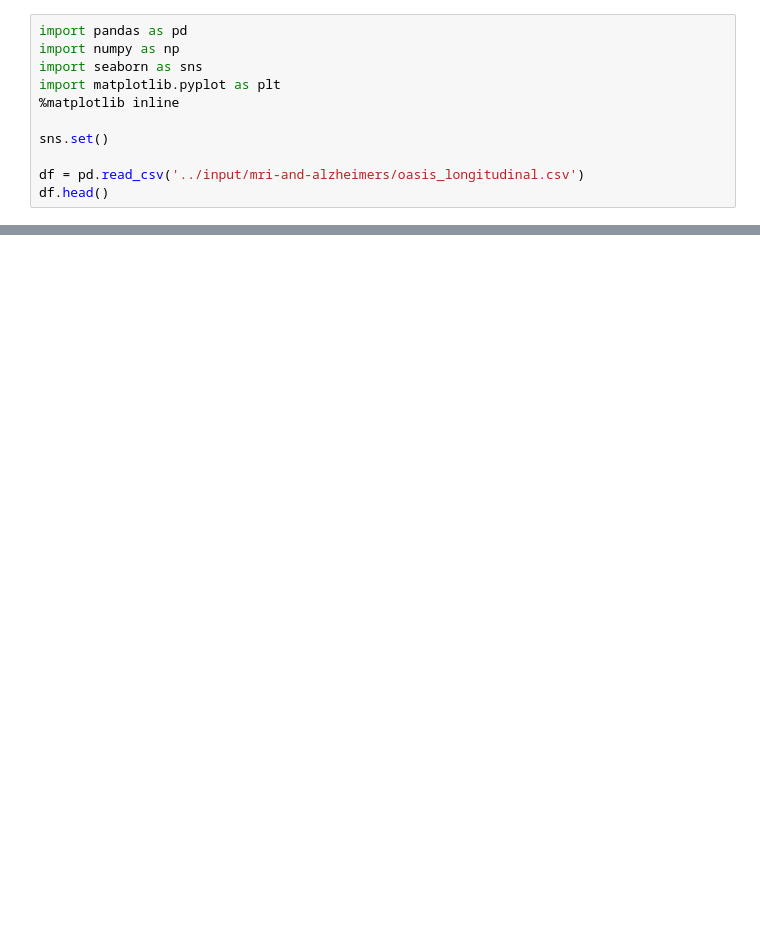
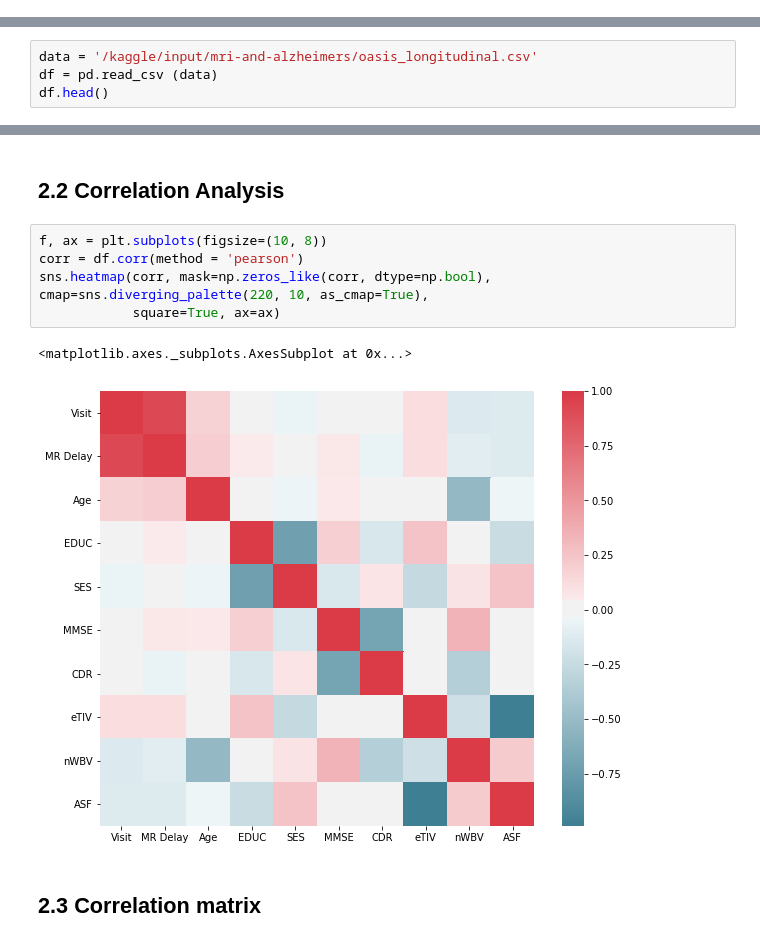
Before and after one commit to ShaileshDhama/Alzheimer-Detection-and-Classification, a Jupyter notebook: alzheimer-detection-and-classification.ipynb, the cells around one changed output, grey strips where cells are left out. Drawn from its saved outputs; the diff is of its cells as text; blank space fills up the shorter version.

```diff
--- a/alzheimer-detection-and-classification.ipynb
+++ b/alzheimer-detection-and-classification.ipynb
@@ -3,11 +0,0 @@
-# %%
-import pandas as pd
-import numpy as np
-import seaborn as sns
-import matplotlib.pyplot as plt
-%matplotlib inline
-
-sns.set()
-
-df = pd.read_csv('../input/mri-and-alzheimers/oasis_longitudinal.csv')
-df.head()
@@ -607,0 +126,4 @@ result[['Model', 'Accuracy', 'Recall', 'AUC']]
+# %%
+data = '/kaggle/input/mri-and-alzheimers/oasis_longitudinal.csv'
+df = pd.read_csv (data)
+df.head()
@@ -607,0 +156,14 @@ result[['Model', 'Accuracy', 'Recall', 'AUC']]
+# %% [markdown]
+<a id="ch4"></a>
+## 2.2 Correlation Analysis
+# %%
+f, ax = plt.subplots(figsize=(10, 8))
+corr = df.corr(method = 'pearson')
+sns.heatmap(corr, mask=np.zeros_like(corr, dtype=np.bool), cmap=sns.diverging_palette(220, 10, as_cmap=True),
+            square=True, ax=ax)
+# %% [output]
+<matplotlib.axes._subplots.AxesSubplot at 0x...>
+[figure, added]
+# %% [markdown]
+<a id="ch5"></a>
+## 2.3 Correlation matrix
```
Also changed, not shown: parts of 161 cells of this notebook.
